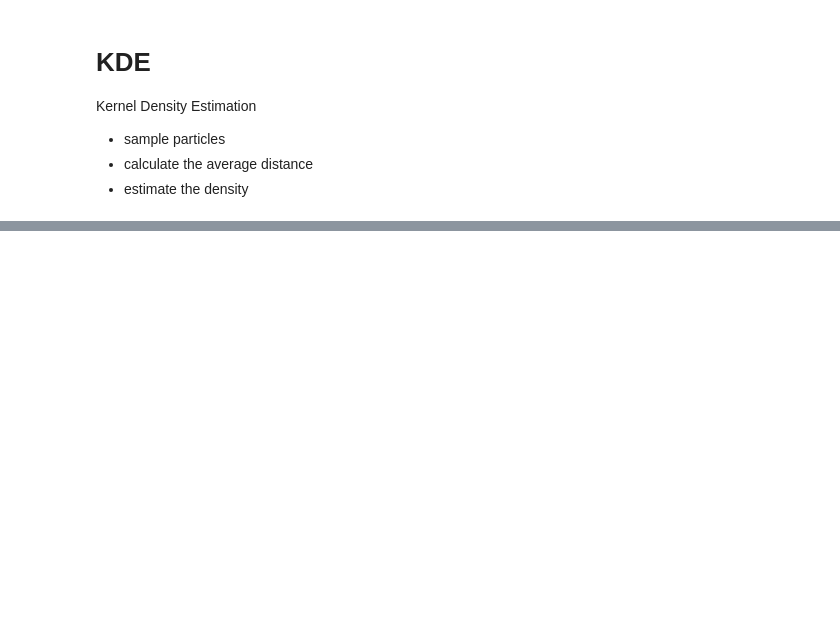
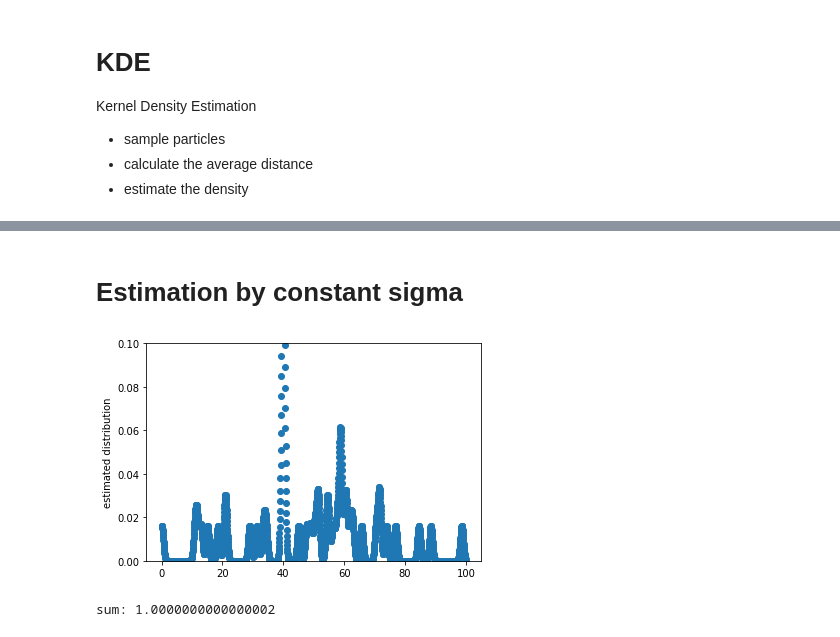
Before and after one commit to tidota/misc-code, a Jupyter notebook: snippets/python/fracexp/kde.ipynb, the cells around one changed output, grey strips where cells are left out. Saved outputs shown, nothing was run; the diff lists cells and outputs as text; code cells hidden in the pictures; blank space fills up the shorter version.

```diff
--- a/snippets/python/fracexp/kde.ipynb
+++ b/snippets/python/fracexp/kde.ipynb
@@ -37,8 +36,0 @@ min: 1.2451014154077678
-# %%
-dist = 0
-for i in range(n_samples):
-    for j in range(i + 1, n_samples):
-        dist += math.fabs(samples[i] - samples[j])
-dist /= (n_samples - 1) * n_samples / 2
-print(dist)
-sigma_opt = dist
@@ -91,0 +52,25 @@ plt.hist(samples, bins=20)
+# %%
+sigma_def = 0.5
+k = lambda x1, x2, sigma: math.exp(-(x1 - x2)**2/sigma/sigma/2)/sigma
+x = rng[0]
+N = int((rng[1]-rng[0])/dlt+1)
+x_axis = [rng[0] + i * dlt for i in range(N)]
+
+def estPDF(samples, sigma = sigma_def):
+    x = rng[0]
+    p = [0] * N
+    for i in range(N):
+        x = rng[0] + i * dlt
+        for s in samples:
+            p[i] += k(x, s, sigma)
+    sum_p = sum(p) * dlt
+    for i in range(len(p)):
+        p[i] /= sum_p
+    return p
+def showPDF(p, title, ylim=None):
+    plt.scatter(x_axis, p)
+    plt.ylabel(title)
+    if ylim != None:
+        plt.ylim(0, ylim)
+    plt.show()
+    print('sum: ' + str(sum(p)*dlt))
@@ -91,0 +97,8 @@ plt.hist(samples, bins=20)
+# %% [markdown]
+# Estimation by constant sigma
+# %%
+p = estPDF(samples)
+showPDF(p, 'estimated distribution', 0.1)
+# %% [output]
+[figure, added]
+sum: 1.0000000000000002
```
Also changed, not shown: parts of 19 cells of this notebook.
